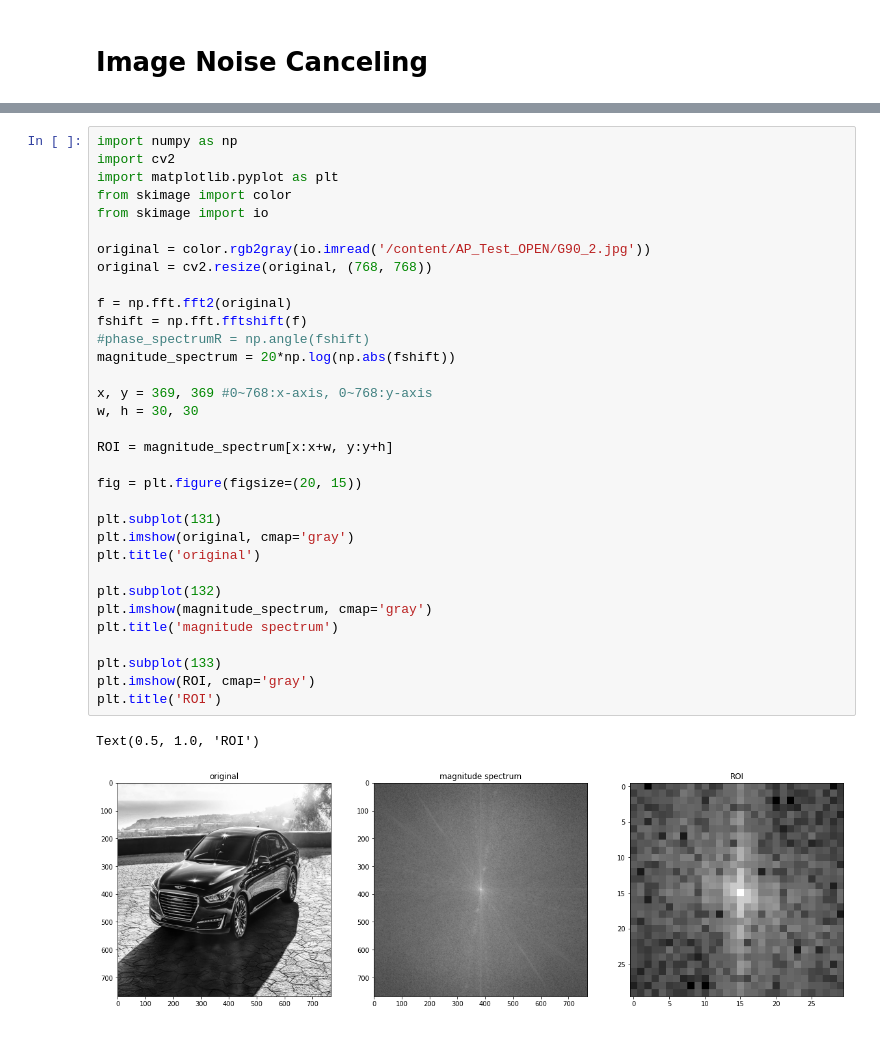
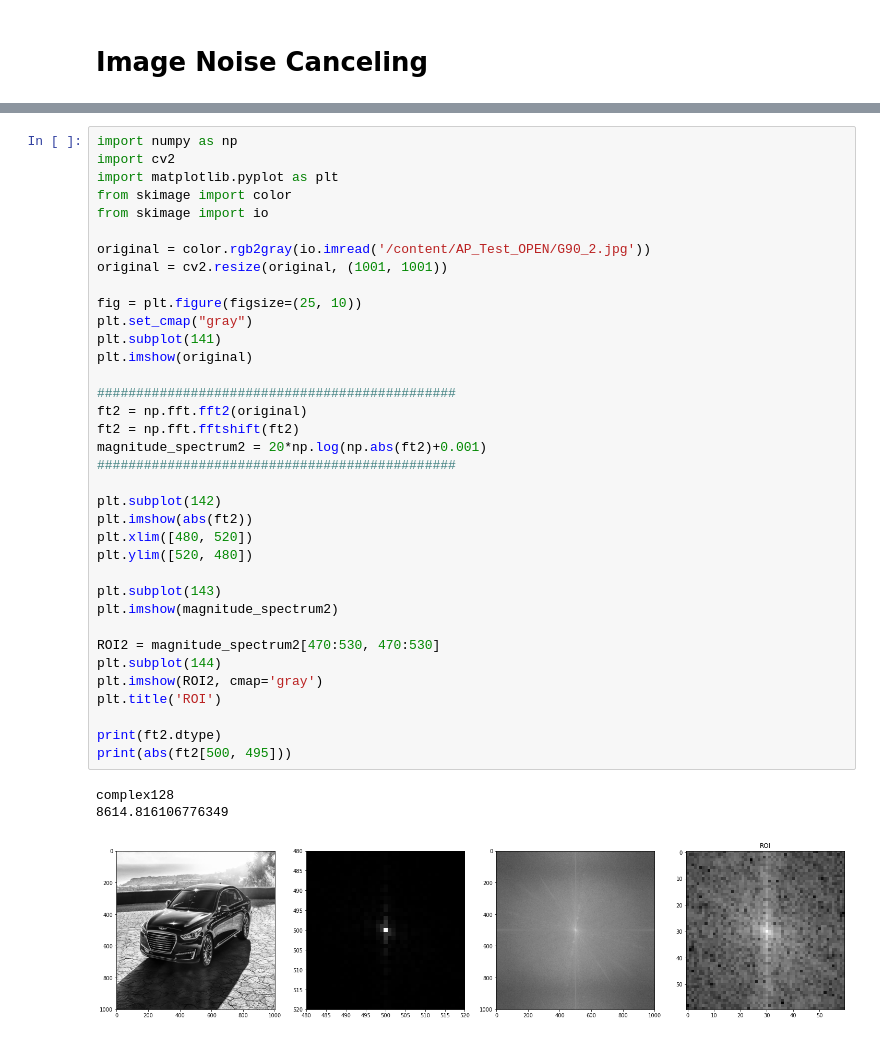
Before and after one commit to mckang6113875/AP_Test_OPEN, a Jupyter notebook: Image_Noise_Canceling_edit1.ipynb, the cells around one changed output, grey strips where cells are left out. Cells and saved outputs as stored; diff of their text form.

```diff
--- a/Image_Noise_Canceling_edit1.ipynb
+++ b/Image_Noise_Canceling_edit1.ipynb
@@ -67,36 +57,40 @@ float64
 # %%
 import numpy as np
 import cv2
 import matplotlib.pyplot as plt
 from skimage import color
 from skimage import io
 
 original = color.rgb2gray(io.imread('/content/AP_Test_OPEN/G90_2.jpg'))
-original = cv2.resize(original, (768, 768))
+original = cv2.resize(original, (1001, 1001))
 
-f = np.fft.fft2(original)
-fshift = np.fft.fftshift(f)
-#phase_spectrumR = np.angle(fshift)
-magnitude_spectrum = 20*np.log(np.abs(fshift))
+fig = plt.figure(figsize=(25, 10))
+plt.set_cmap("gray")
+plt.subplot(141)
+plt.imshow(original)
 
-x, y = 369, 369 #0~768:x-axis, 0~768:y-axis
-w, h = 30, 30
+##############################################
+ft2 = np.fft.fft2(original)
+ft2 = np.fft.fftshift(ft2)
+magnitude_spectrum2 = 20*np.log(np.abs(ft2)+0.001)
+##############################################
 
-ROI = magnitude_spectrum[x:x+w, y:y+h]
+plt.subplot(142)
+plt.imshow(abs(ft2))
+plt.xlim([480, 520])
+plt.ylim([520, 480])
 
-fig = plt.figure(figsize=(20, 15))
+plt.subplot(143)
+plt.imshow(magnitude_spectrum2)
 
-plt.subplot(131)
-plt.imshow(original, cmap='gray')
-plt.title('original')
+ROI2 = magnitude_spectrum2[470:530, 470:530]
+plt.subplot(144)
+plt.imshow(ROI2, cmap='gray')
+plt.title('ROI')
 
-plt.subplot(132)
-plt.imshow(magnitude_spectrum, cmap='gray')
-plt.title('magnitude spectrum')
-
-plt.subplot(133)
-plt.imshow(ROI, cmap='gray')
-plt.title('ROI')
+print(ft2.dtype)
+print(abs(ft2[500, 495]))
 # %% [output]
-Text(0.5, 1.0, 'ROI')
+complex128
+8614.816106776349
-[figure, old version]
+[figure, new version]
```
Also changed, not shown: parts of 20 cells of this notebook.
